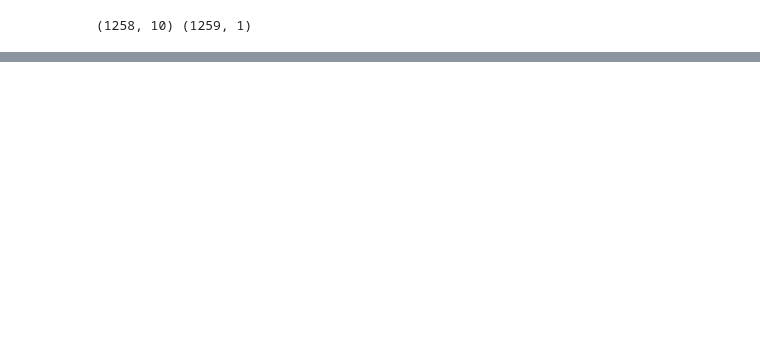
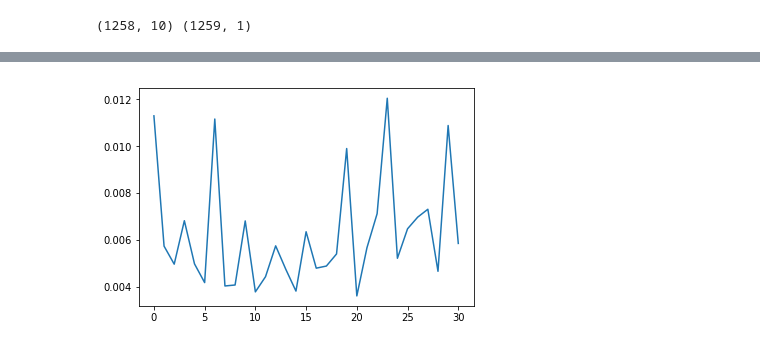
Before and after one commit to jason7830/LSTM_StockPrediction, a Jupyter notebook: tsec/LSTM_Stock.ipynb, the cells around one changed output, grey strips where cells are left out. Cells and saved outputs as stored; diff of their text form; code cells hidden in the pictures; blank space fills up the shorter version.

Commit message:
Add L2 Regularizer to improve val_loss and overfit

```diff
--- a/tsec/LSTM_Stock.ipynb
+++ b/tsec/LSTM_Stock.ipynb
@@ -55,24 +62,27 @@ plt.plot([1,2,4,8])
 # %%
-
-#X_train = np.reshape(X_train,(X_train.shape[0], X_train.shape[1], 1))
-#X_val = np.reshape(X_val,(X_val.shape[0], 1,1))
+epochs = 500
+batch_size = 32
+layers_num = 3
+units = 16
 
 model_lstm = Sequential()
-model_lstm.add(LSTM(128,input_shape=X_train.shape[1:],activation='relu',kernel_initializer='lecun_uniform',return_sequences=True))
+#use L2 to improve overfit
+model_lstm.add(LSTM(units,input_shape=X_train.shape[1:],activation='relu',kernel_initializer='lecun_uniform',kernel_regularizer=regularizers.l2(0.01),return_sequences=True))
+model_lstm.add(Dropout(0.1))
+
+model_lstm.add(LSTM(units,kernel_regularizer=regularizers.l2(0.01),return_sequences=False))
+model_lstm.add(Dropout(0.1))
+"""
+model_lstm.add(LSTM(32,return_sequences=False))
 model_lstm.add(Dropout(0.2))
 
-model_lstm.add(LSTM(128,return_sequences=True))
+model_lstm.add(LSTM(32,return_sequences=False))
 model_lstm.add(Dropout(0.2))
-
-model_lstm.add(LSTM(128,return_sequences=True))
-model_lstm.add(Dropout(0.2))
-
-model_lstm.add(LSTM(128,return_sequences=False))
-model_lstm.add(Dropout(0.2))
+"""
 
 model_lstm.add(Dense(1))
 model_lstm.summary()
-model_lstm.compile(loss='mean_squared_error',optimizer='Adam',metrics=['accuracy'])
+model_lstm.compile(loss='mean_squared_error',optimizer="Adam",metrics=[rmse])
 # %% [output]
 _________________________________________________________________
 Layer (type)                 Output Shape              Param #
@@ -128,0 +154,6 @@ model_lstm.save('lstmStock_e2000_b100.h5')
+# %%
+#model_lstm.save(saveName+'.h5')
+plt.plot(history.history['val_loss'][-31:])
+plt.show()
+# %% [output]
+[figure, added]
```
Also changed, not shown: parts of 9 cells of this notebook.
